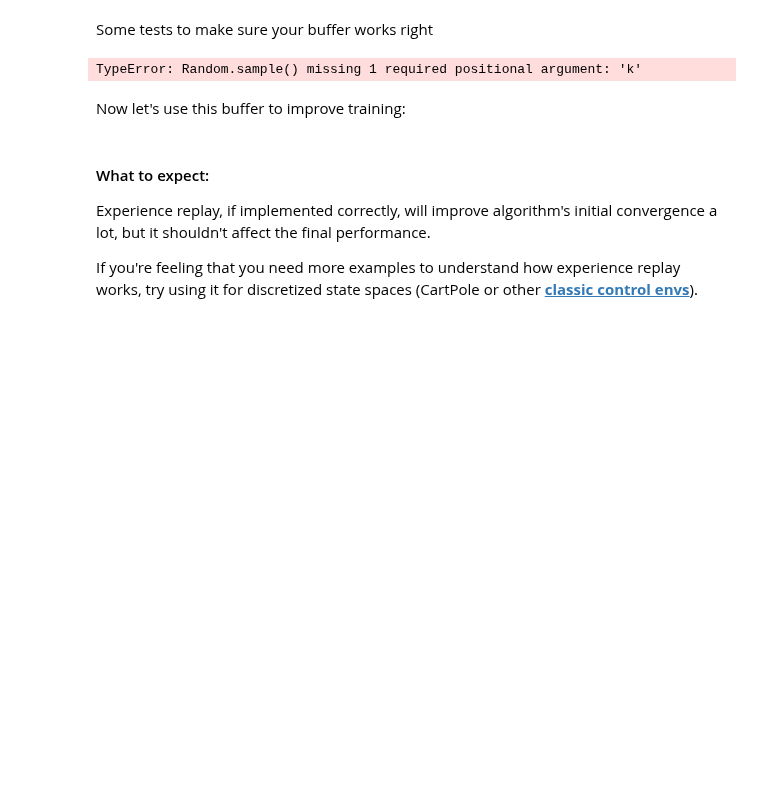
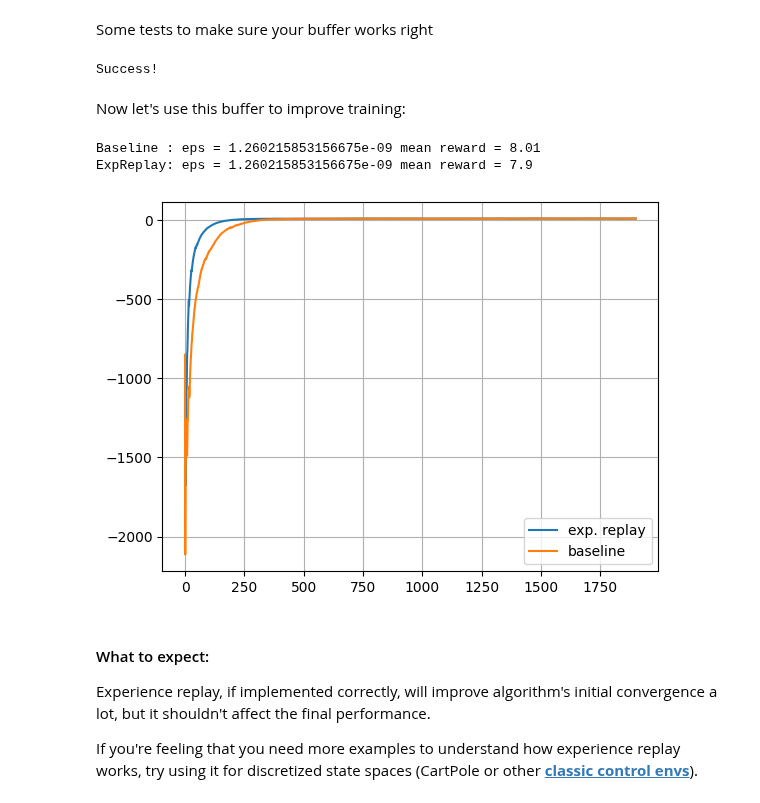
Before and after one commit to ngocmink/practical_RL, a Jupyter notebook: week03_model_free/homework.ipynb, the cells around one changed output. Drawn from its saved outputs; the diff is of its cells as text; code cells hidden in the pictures; blank space fills up the shorter version.

```diff
--- a/week03_model_free/homework.ipynb
+++ b/week03_model_free/homework.ipynb
@@ -952,14 +952,17 @@ class ReplayBuffer(object):
         """
 
         # <YOUR CODE HERE>
-        for _ in range(batch_size):
-          idxes = random.sample(range(len(self._storage)))
+        # idxes = []
+        idxes = random.choices(range(len(self._storage)), k=batch_size)
+
+        # print(idxes)
         obs_batch = []
         act_batch = []
         rew_batch = []
         next_obs_batch = []
         done_mask = []
         for idx in idxes:
+          # print(idx)
           obs_batch.append(self._storage[idx][0])
           act_batch.append(self._storage[idx][1])
           rew_batch.append(self._storage[idx][2])
@@ -1006,7 +1009,7 @@ replay.add(*obj1)
 assert tuple(np.unique(a) for a in replay.sample(100)) == obj2sampled(obj1)
 print("Success!")
 # %% [output]
-TypeError: Random.sample() missing 1 required positional argument: 'k'
+Success!
 # %% [markdown]
 Now let's use this buffer to improve training:
 # %%
@@ -1031,7 +1034,7 @@ def play_and_train_with_replay(env, agent, replay=None, t_max=10**4, replay_batc
     for t in range(t_max):
         # get agent to pick action given state s
         # <YOUR CODE HERE>
-        a =
+        a = agent.get_action(s)
 
         # </END OF YOUR CODE>
 
@@ -1039,21 +1042,22 @@ def play_and_train_with_replay(env, agent, replay=None, t_max=10**4, replay_batc
 
         # update agent on current transition. Use agent.update
         # <YOUR CODE HERE>
-
+        agent.update(s, a, r, next_s)
         # </END OF YOUR CODE>
 
         if replay is not None:
             # store current <s,a,r,s'> transition in buffer
             # <YOUR CODE HERE>
-
+            replay.add(s, a, r, next_s, done)
             # </END OF YOUR CODE>
 
             # sample replay_batch_size random transitions from replay,
             # then update agent on each of them in a loop
             s_, a_, r_, next_s_, done_ = replay.sample(replay_batch_size)
+            # print(s_, a_, r_, next_s_, done_)
             for i in range(replay_batch_size):
                 # <YOUR CODE HERE>
-                agent.update()
+                agent.update(s_[i], a_[i], r_[i], next_s_[i])
 
                 # </END OF YOUR CODE>
 
@@ -1082,36 +1086,40 @@ def moving_average(x, span=100):
 
 rewards_replay, rewards_baseline = [], []
 
-for i in range(1000):
+for i in range(2000):
     rewards_replay.append(play_and_train_with_replay(env, agent_replay, replay))
     rewards_baseline.append(play_and_train_with_replay(env, agent_baseline, replay=None))
 
     agent_replay.epsilon *= 0.99
     agent_baseline.epsilon *= 0.99
 
     if i % 100 == 0:
         clear_output(True)
         print(
             "Baseline : eps =",
             agent_replay.epsilon,
             "mean reward =",
-            np.mean(rewards_baseline[-10:]),
+            np.mean(rewards_baseline[-100:]),
         )
         print(
             "ExpReplay: eps =",
             agent_baseline.epsilon,
             "mean reward =",
-            np.mean(rewards_replay[-10:]),
+            np.mean(rewards_replay[-100:]),
         )
         plt.plot(moving_average(rewards_replay), label="exp. replay")
         plt.plot(moving_average(rewards_baseline), label="baseline")
         plt.grid()
         plt.legend()
         plt.show()
 
 assert np.array(rewards_replay[:200]).mean() > np.array(rewards_baseline[:200]).mean(), (
     "Experienced replay should improve performance"
 )
+# %% [output]
+Baseline : eps = 1.260215853156675e-09 mean reward = 8.01
+ExpReplay: eps = 1.260215853156675e-09 mean reward = 7.9
+[figure, added]
 # %% [markdown]
 #### What to expect:
 
```
Also changed, not shown: parts of 3 cells of this notebook.
